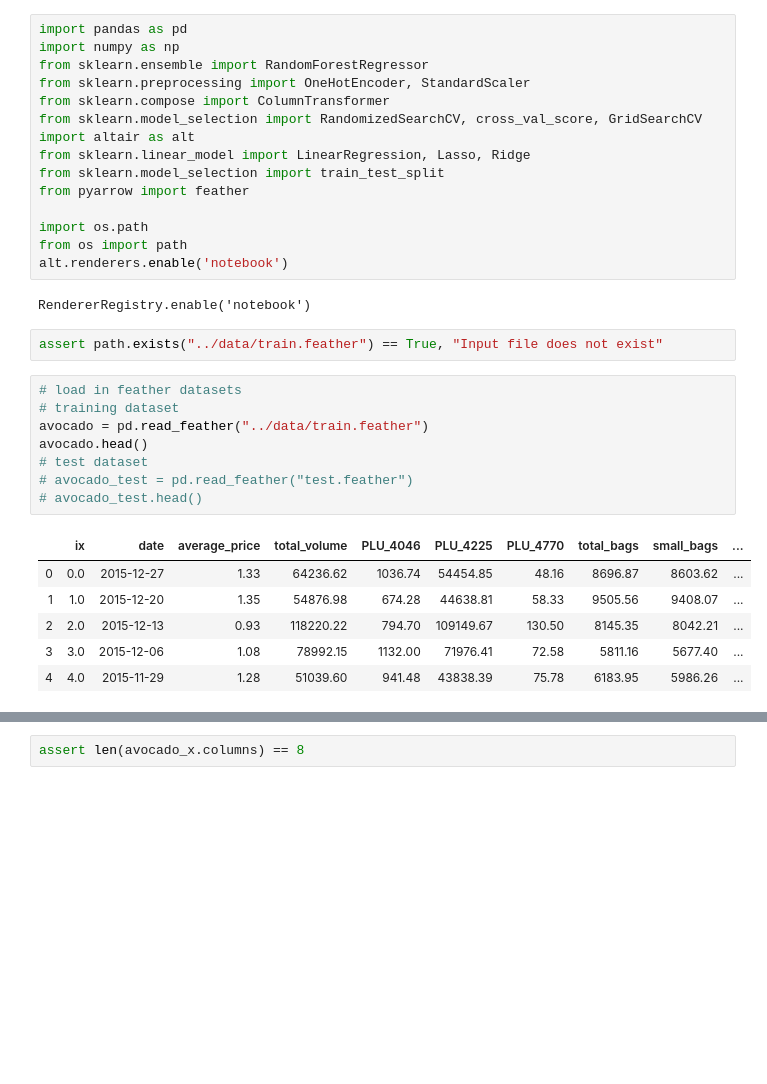
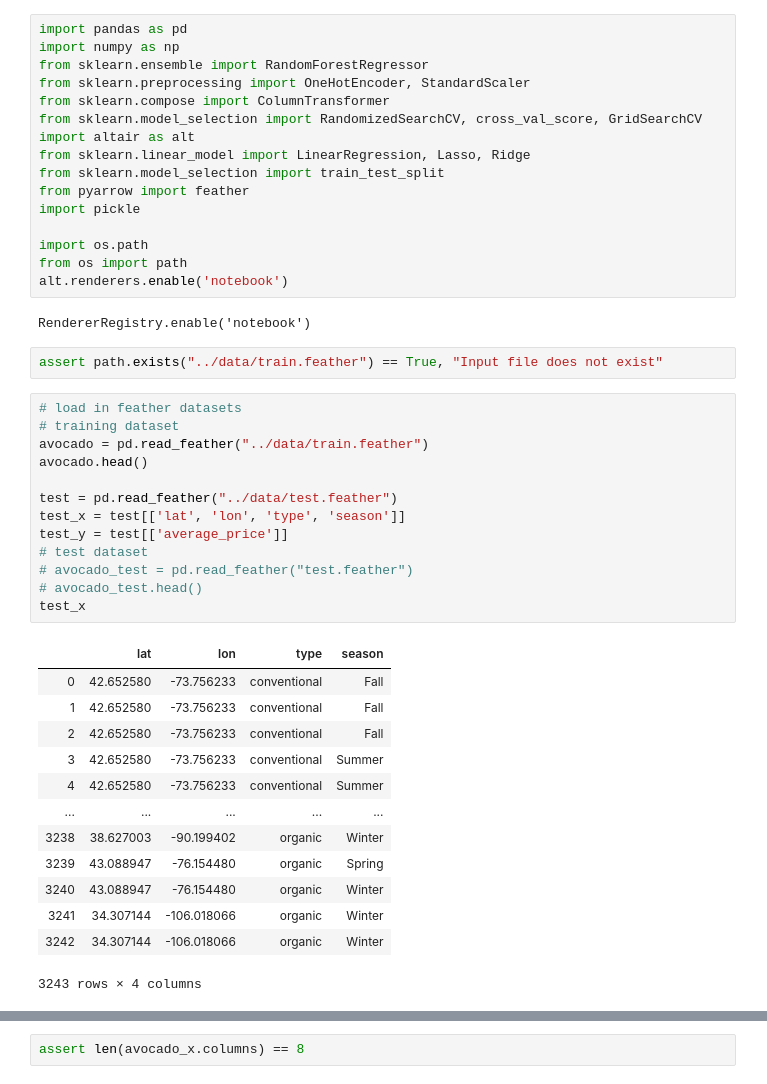
Before and after one commit to UBC-MDS/DSCI_522_Group411, a Jupyter notebook: src/ML_analysis.ipynb, the cells around one changed output, grey strips where cells are left out. Saved outputs shown, nothing was run; the diff lists cells and outputs as text; blank space fills up the shorter version.

```diff
--- a/src/ML_analysis.ipynb
+++ b/src/ML_analysis.ipynb
@@ -9,6 +9,7 @@ import altair as alt
 from sklearn.linear_model import LinearRegression, Lasso, Ridge
 from sklearn.model_selection import train_test_split
 from pyarrow import feather
+import pickle
 
 import os.path
 from os import path
@@ -20,18 +21,30 @@ assert path.exists("../data/train.feather") == True, "Input file does not exist"
 # %%
 # load in feather datasets
 # training dataset
 avocado = pd.read_feather("../data/train.feather")
 avocado.head()
+
+test = pd.read_feather("../data/test.feather")
+test_x = test[['lat', 'lon', 'type', 'season']]
+test_y = test[['average_price']]
 # test dataset
 # avocado_test = pd.read_feather("test.feather")
 # avocado_test.head()
+test_x
 # %% [output]
-|  | ix | date | average_price | total_volume | PLU_4046 | PLU_4225 | PLU_4770 | total_bags | small_bags | ... |
-| 0 | 0.0 | 2015-12-27 | 1.33 | 64236.62 | 1036.74 | 54454.85 | 48.16 | 8696.87 | 8603.62 | ... |
-| 1 | 1.0 | 2015-12-20 | 1.35 | 54876.98 | 674.28 | 44638.81 | 58.33 | 9505.56 | 9408.07 | ... |
-| 2 | 2.0 | 2015-12-13 | 0.93 | 118220.22 | 794.70 | 109149.67 | 130.50 | 8145.35 | 8042.21 | ... |
-| 3 | 3.0 | 2015-12-06 | 1.08 | 78992.15 | 1132.00 | 71976.41 | 72.58 | 5811.16 | 5677.40 | ... |
-| 4 | 4.0 | 2015-11-29 | 1.28 | 51039.60 | 941.48 | 43838.39 | 75.78 | 6183.95 | 5986.26 | ... |
+|  | lat | lon | type | season |
+| 0 | 42.652580 | -73.756233 | conventional | Fall |
+| 1 | 42.652580 | -73.756233 | conventional | Fall |
+| 2 | 42.652580 | -73.756233 | conventional | Fall |
+| 3 | 42.652580 | -73.756233 | conventional | Summer |
+| 4 | 42.652580 | -73.756233 | conventional | Summer |
+| ... | ... | ... | ... | ... |
+| 3238 | 38.627003 | -90.199402 | organic | Winter |
+| 3239 | 43.088947 | -76.154480 | organic | Spring |
+| 3240 | 43.088947 | -76.154480 | organic | Winter |
+| 3241 | 34.307144 | -106.018066 | organic | Winter |
+| 3242 | 34.307144 | -106.018066 | organic | Winter |
+3243 rows × 4 columns
 # %%
 # Which features do we want to keep?
 avocado.columns
```
Also changed, not shown: parts of 5 cells of this notebook, 18 other files.
